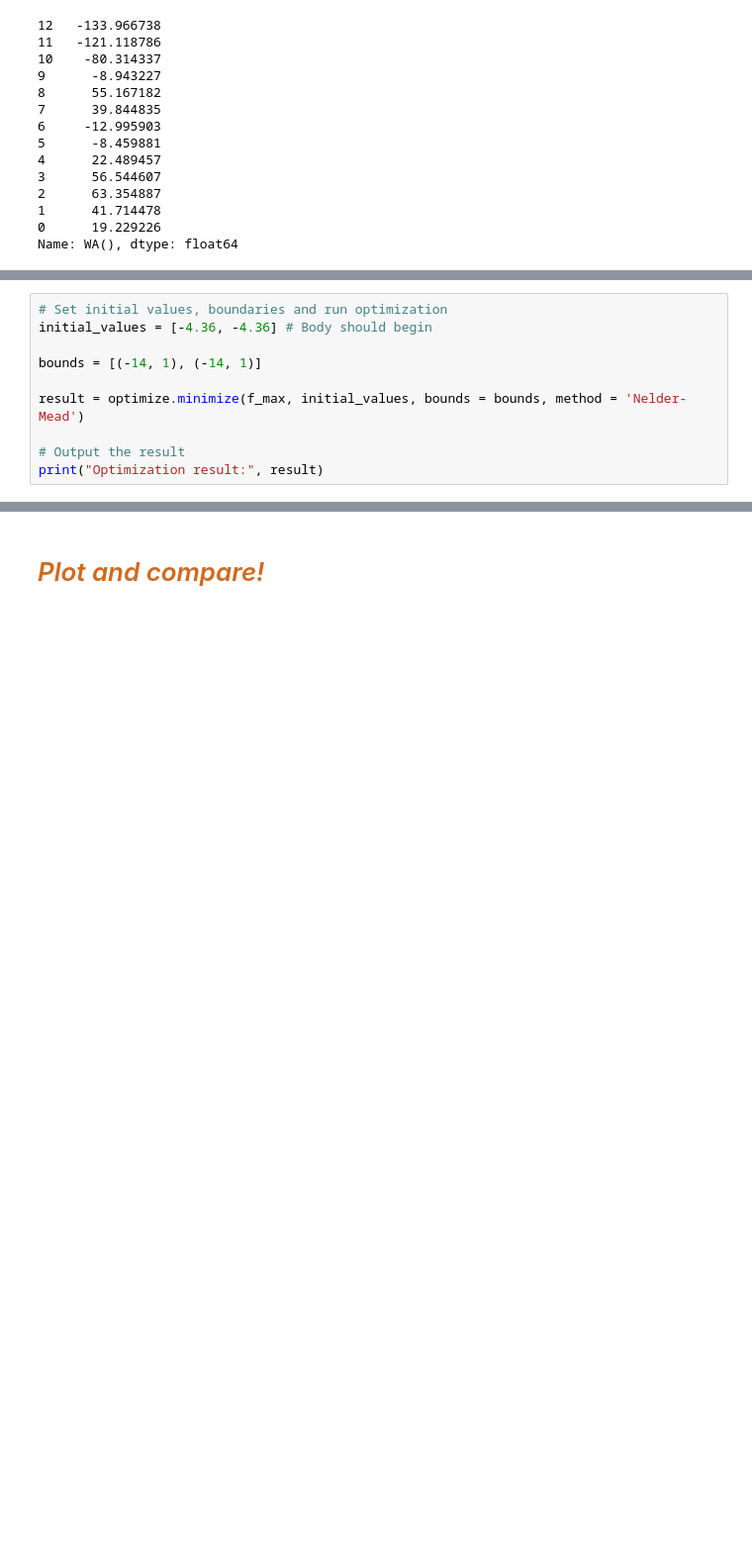
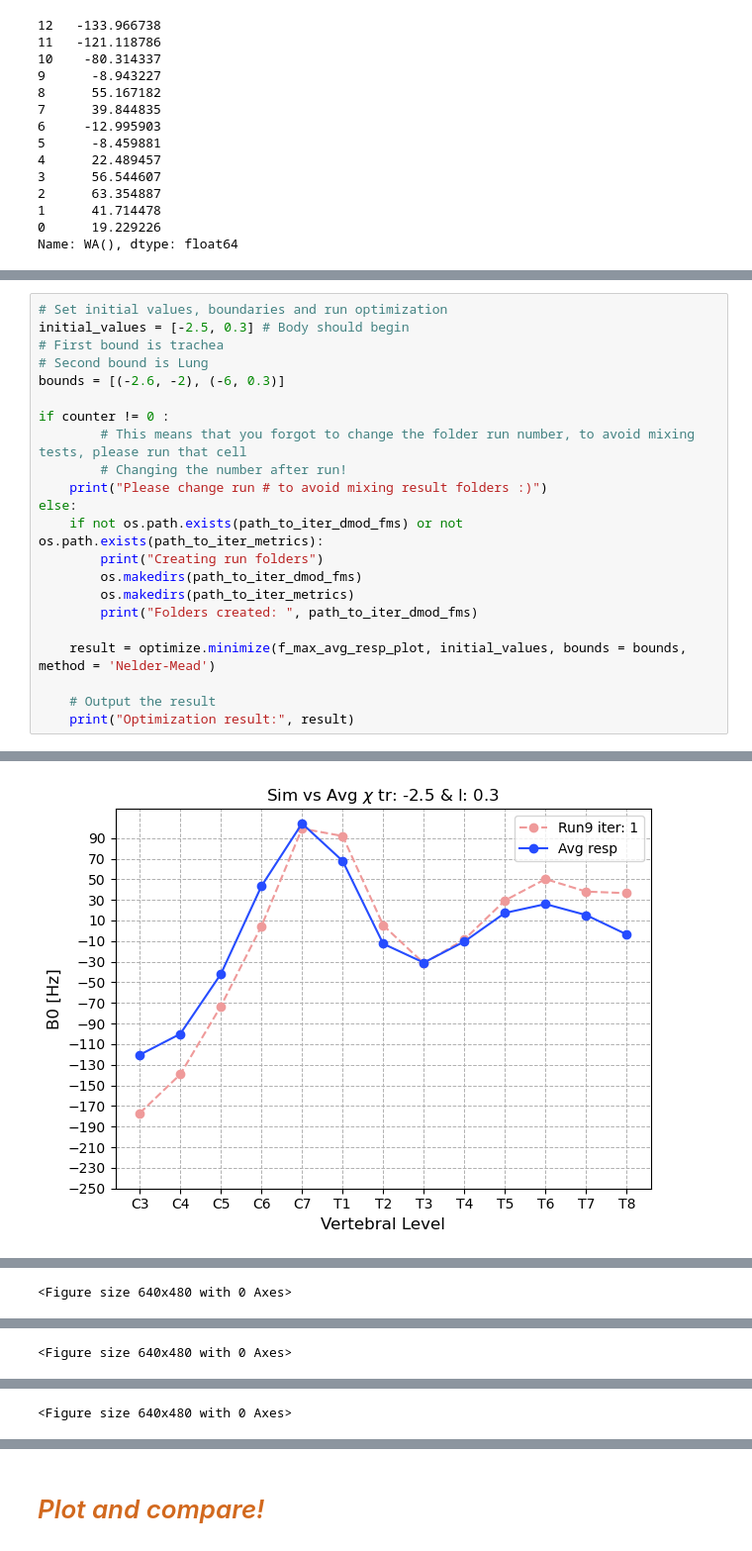
Before and after one commit to evaalonsoortiz/sus-optimization, a Jupyter notebook: chi_opt_pro.ipynb, the cells around one changed output, grey strips where cells are left out. Shown: that part at 99% size. Drawn from its saved outputs; the diff is of its cells as text; blank space fills up the shorter version.

```diff
--- a/chi_opt_pro.ipynb
+++ b/chi_opt_pro.ipynb
@@ -214,13 +236,3 @@ def f_max(x):
     print("Minimizing difference: ", difference)
 
     return difference
-# %%
-# Set initial values, boundaries and run optimization
-initial_values = [-4.36, -4.36] # Body should begin
-
-bounds = [(-14, 1), (-14, 1)]
-
-result = optimize.minimize(f_max, initial_values, bounds = bounds, method = 'Nelder-Mead')
-
-# Output the result
-print("Optimization result:", result)
@@ -244,0 +432,23 @@ sct_extract_metric -i E:/msc_data/ismrm_2025/db0_032/fm/chi-opt/iteration_fms\dm
+# %%
+# Set initial values, boundaries and run optimization
+initial_values = [-2.5, 0.3] # Body should begin
+# First bound is trachea
+# Second bound is Lung
+bounds = [(-2.6, -2), (-6, 0.3)]
+
+if counter != 0 :
+        # This means that you forgot to change the folder run number, to avoid mixing tests, please run that cell
+        # Changing the number after run!
+    print("Please change run # to avoid mixing result folders :)")
+else:
+    if not os.path.exists(path_to_iter_dmod_fms) or not os.path.exists(path_to_iter_metrics):
+        print("Creating run folders")
+        os.makedirs(path_to_iter_dmod_fms)
+        os.makedirs(path_to_iter_metrics)
+        print("Folders created: ", path_to_iter_dmod_fms)
+
+    result = optimize.minimize(f_max_avg_resp_plot, initial_values, bounds = bounds, method = 'Nelder-Mead')
+
+    # Output the result
+    print("Optimization result:", result)
+# %% [output]
@@ -244,0 +472 @@ sct_extract_metric -i E:/msc_data/ismrm_2025/db0_032/fm/chi-opt/iteration_fms\dm
+[figure, added]
@@ -244,0 +490 @@ sct_extract_metric -i E:/msc_data/ismrm_2025/db0_032/fm/chi-opt/iteration_fms\dm
+<Figure size 640x480 with 0 Axes>
@@ -244,0 +508 @@ sct_extract_metric -i E:/msc_data/ismrm_2025/db0_032/fm/chi-opt/iteration_fms\dm
+<Figure size 640x480 with 0 Axes>
@@ -244,0 +526 @@ sct_extract_metric -i E:/msc_data/ismrm_2025/db0_032/fm/chi-opt/iteration_fms\dm
+<Figure size 640x480 with 0 Axes>
```
Also changed, not shown: parts of 17 cells of this notebook, 3 other files.
